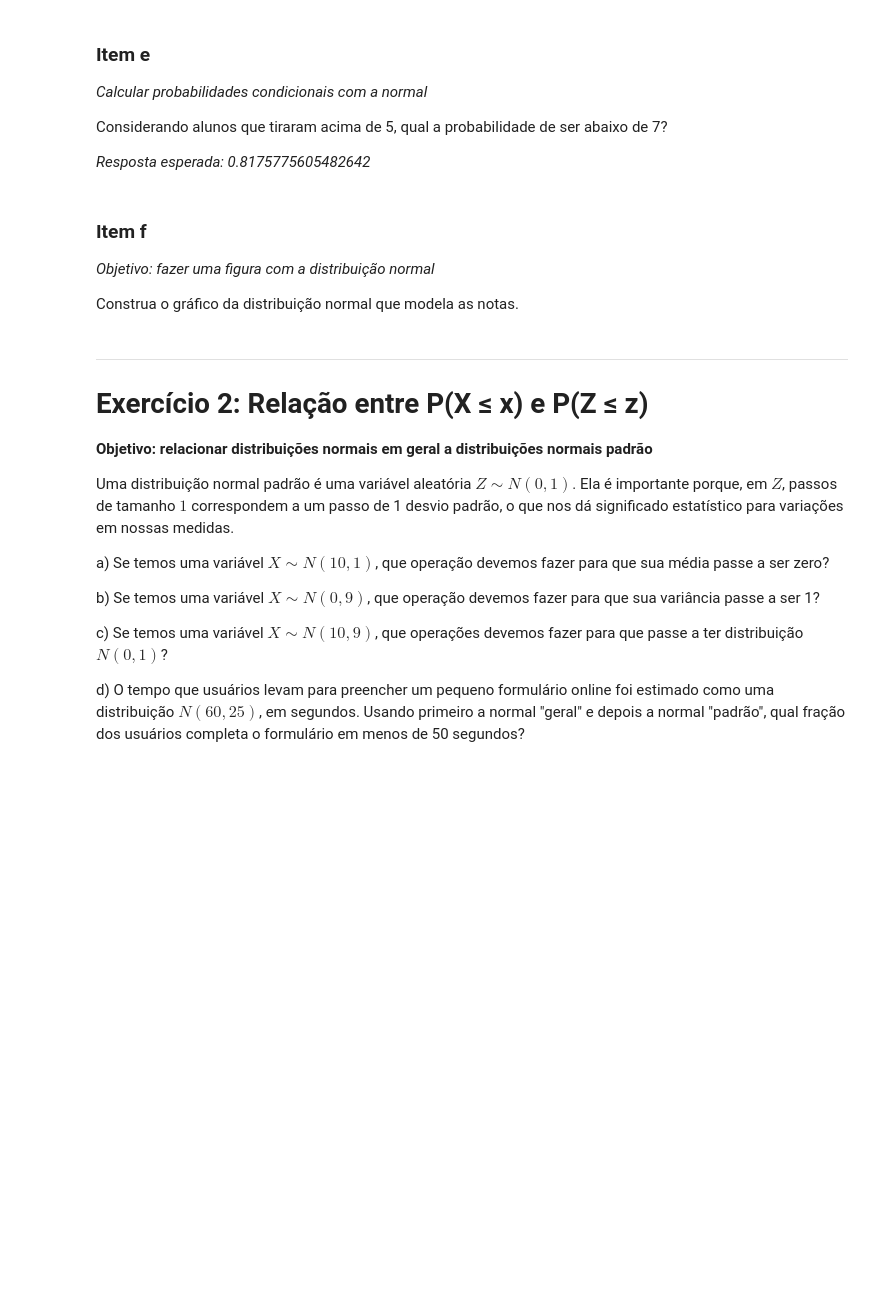
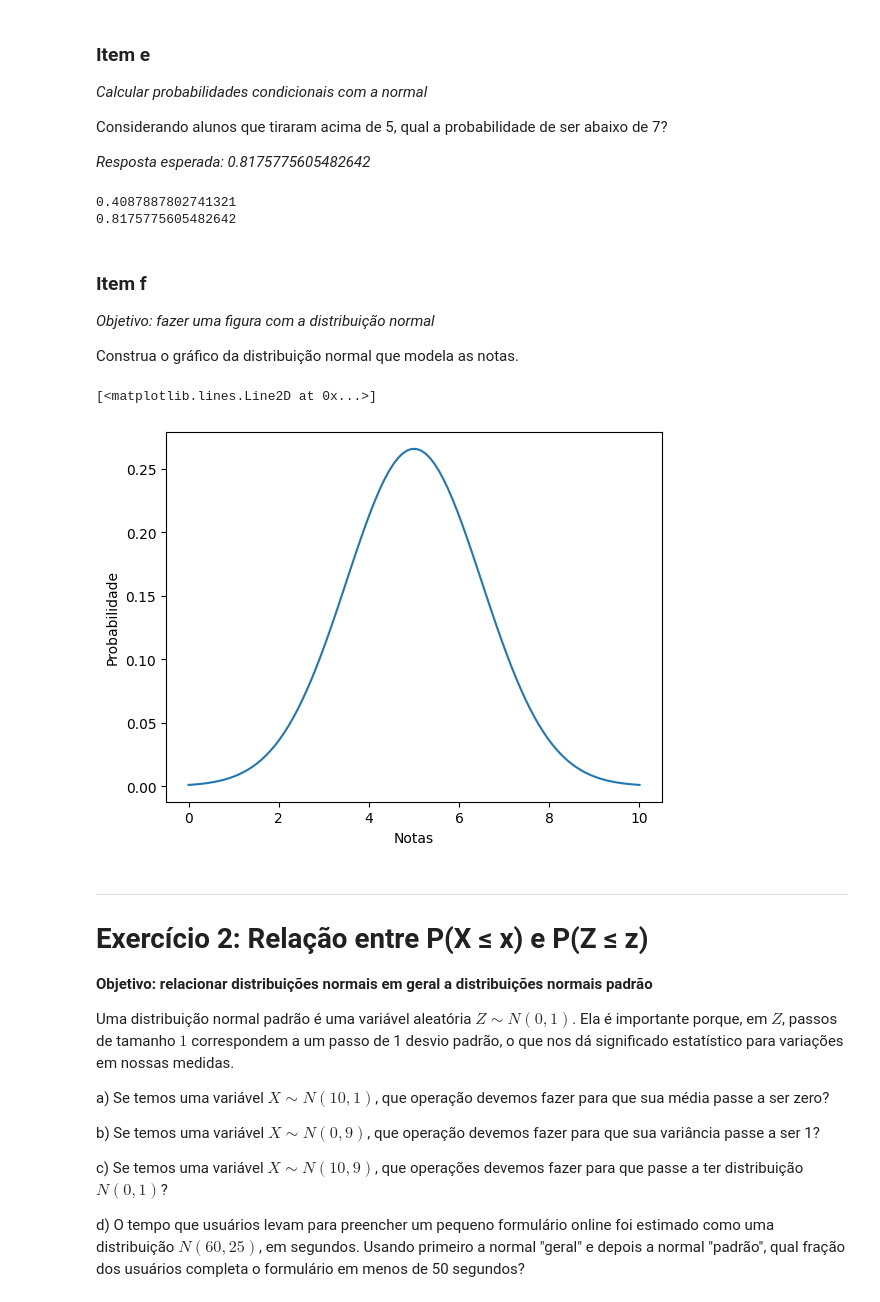
Before and after one commit to leoscarlato/PraireLearn, a Jupyter notebook: PrairieLearn/cdados/14-normal_A.ipynb, the cells around one changed output. Drawn from its saved outputs; the diff is of its cells as text; code cells hidden in the pictures; blank space fills up the shorter version.

```diff
--- a/PrairieLearn/cdados/14-normal_A.ipynb
+++ b/PrairieLearn/cdados/14-normal_A.ipynb
@@ -95,3 +114,14 @@ Considerando alunos que tiraram acima de 5, qual a probabilidade de ser abaixo d
+# %%
+# ESCREVA SUA RESPOSTA AQUI
+
+#P(X<7 | X>5) = ?
+
+print(stats.norm.cdf(7, loc=5, scale=1.5) - stats.norm.cdf(5, loc=5, scale=1.5))
+maior_7_menor_5 = stats.norm.cdf(7, loc=5, scale=1.5) - stats.norm.cdf(5, loc=5, scale=1.5)
+print(maior_7_menor_5/stats.norm.cdf(5, loc=5, scale=1.5))
+# %% [output]
+0.4087887802741321
+0.8175775605482642
 # %% [markdown]
 ### Item f
 *Objetivo: fazer uma figura com a distribuição normal*
@@ -106,3 +134,17 @@ import numpy as np
+# %%
+# ESCREVA SUA RESPOSTA AQUI
+
+#Construa o gráfico da distribuição normal que modela as notas.
+
+x = np.linspace(0, 10, 100)
+y = stats.norm.pdf(x, loc=5, scale=1.5)
+plt.ylabel('Probabilidade')
+plt.xlabel('Notas')
+
+plt.plot(x, y)
+# %% [output]
+[<matplotlib.lines.Line2D at 0x...>]
+[figure, added]
 # %% [markdown]
 ___
 # Exercício 2: Relação entre P(X ≤ x) e P(Z ≤ z)
```
Also changed, not shown: parts of 7 cells of this notebook, 6 other files.
